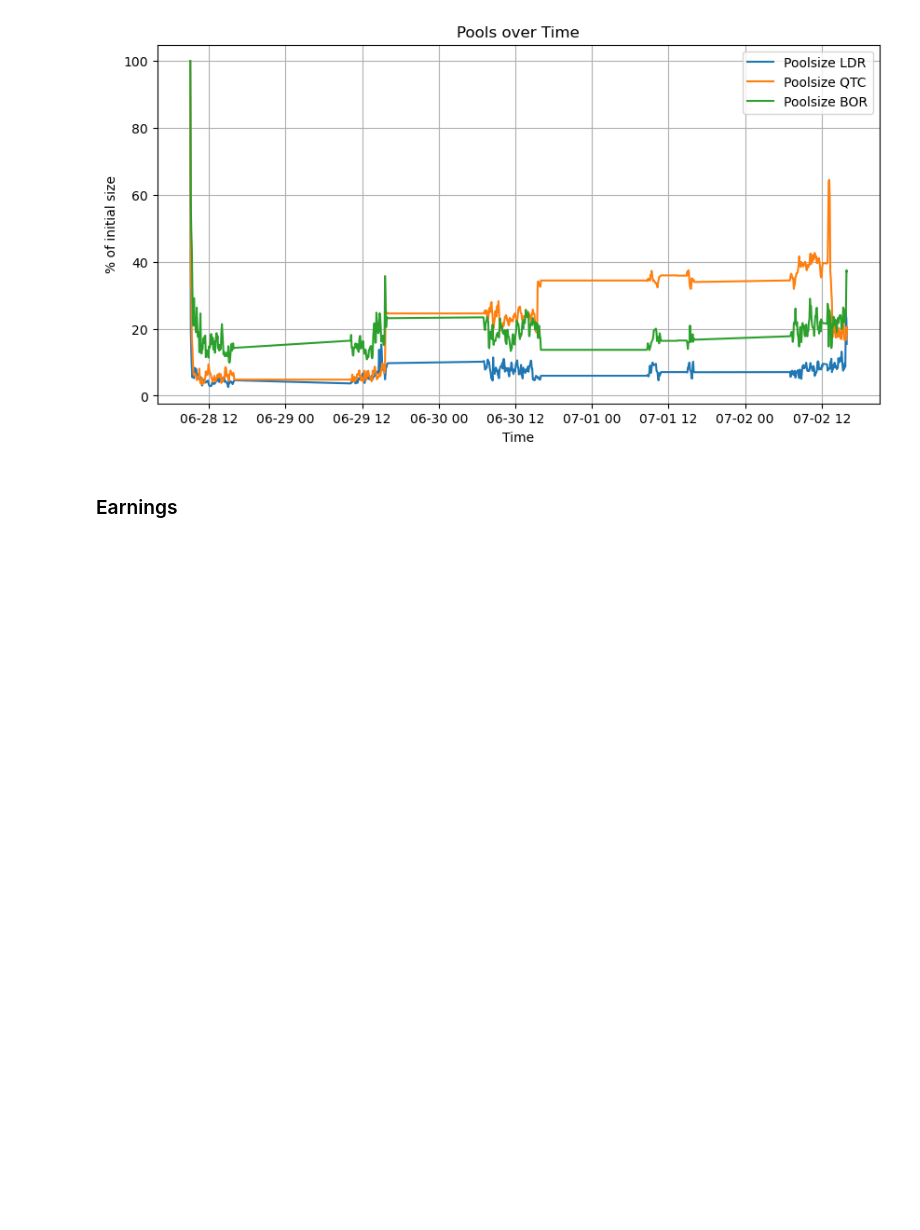
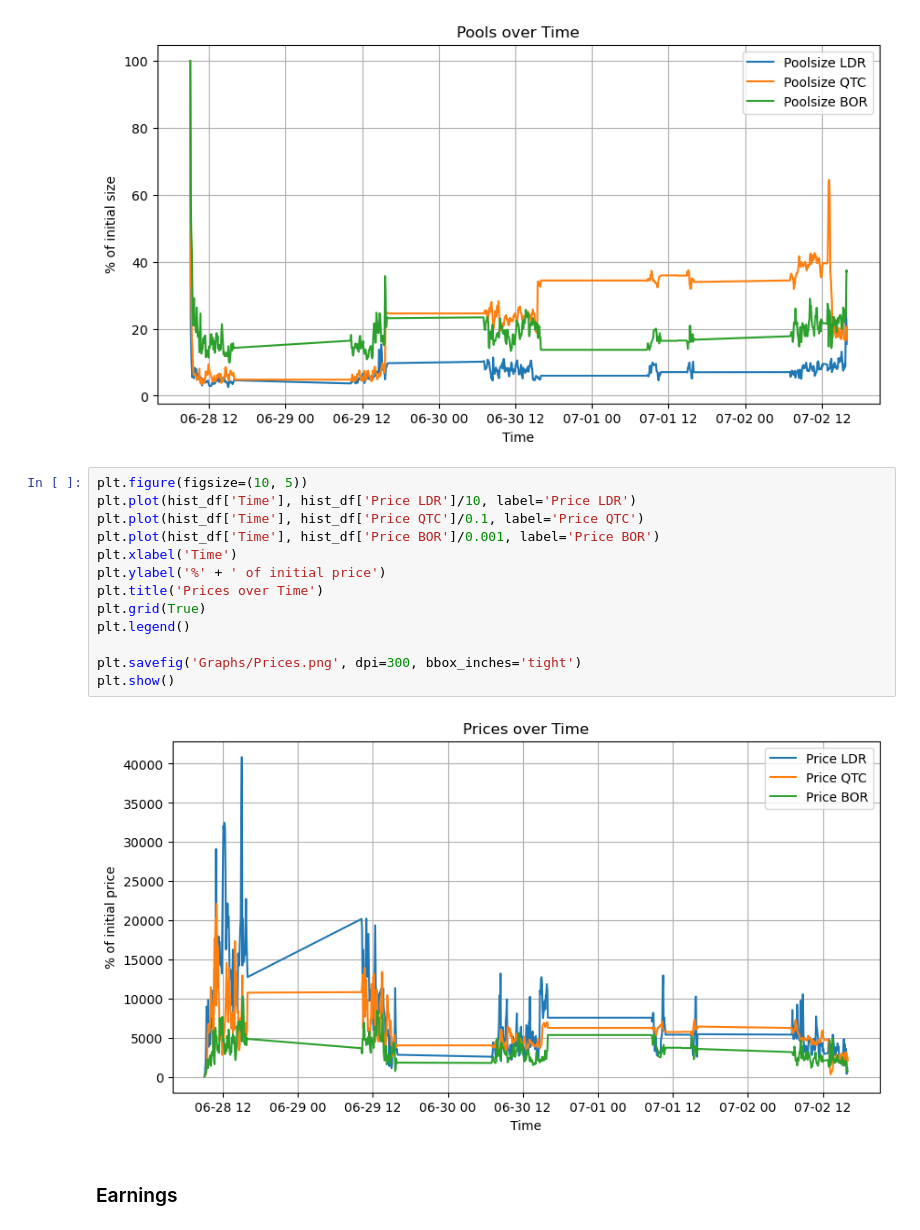
Before and after one commit to Cr3sp1/BlockTrading, a Jupyter notebook: DataAnalysis.ipynb, the cells around one changed output. Drawn from its saved outputs; the diff is of its cells as text; blank space fills up the shorter version.

```diff
--- a/DataAnalysis.ipynb
+++ b/DataAnalysis.ipynb
@@ -282,6 +276,21 @@ plt.savefig('Graphs/Pools.png', dpi=300, bbox_inches='tight')
 plt.show()
 # %% [output]
 [figure]
+# %%
+plt.figure(figsize=(10, 5))
+plt.plot(hist_df['Time'], hist_df['Price LDR']/10, label='Price LDR')
+plt.plot(hist_df['Time'], hist_df['Price QTC']/0.1, label='Price QTC')
+plt.plot(hist_df['Time'], hist_df['Price BOR']/0.001, label='Price BOR')
+plt.xlabel('Time')
+plt.ylabel('%' + ' of initial price')
+plt.title('Prices over Time')
+plt.grid(True)
+plt.legend()
+
+plt.savefig('Graphs/Prices.png', dpi=300, bbox_inches='tight')
+plt.show()
+# %% [output]
+[figure, added]
 # %% [markdown]
 ### Earnings
 # %%
```
Also changed, not shown: parts of 2 cells of this notebook, 1 other file.
